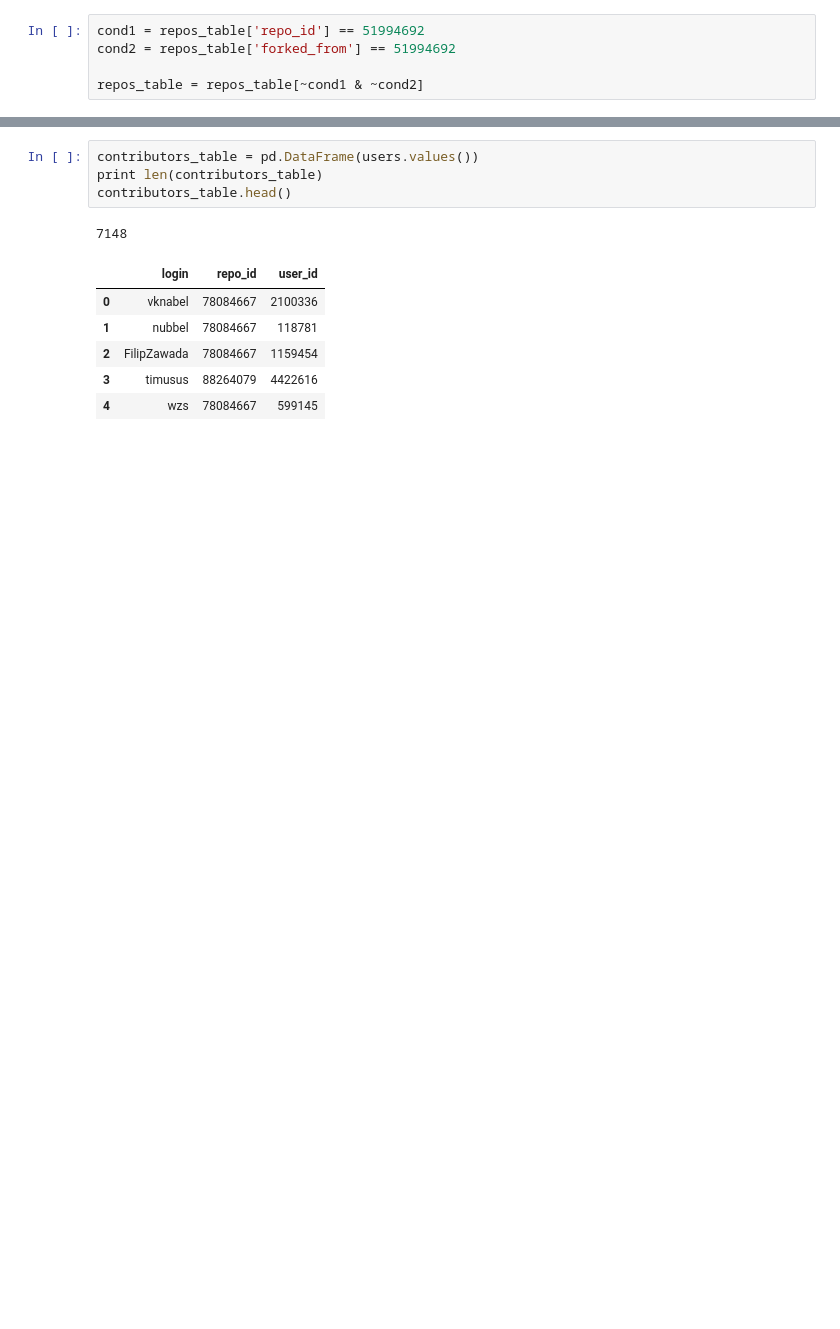
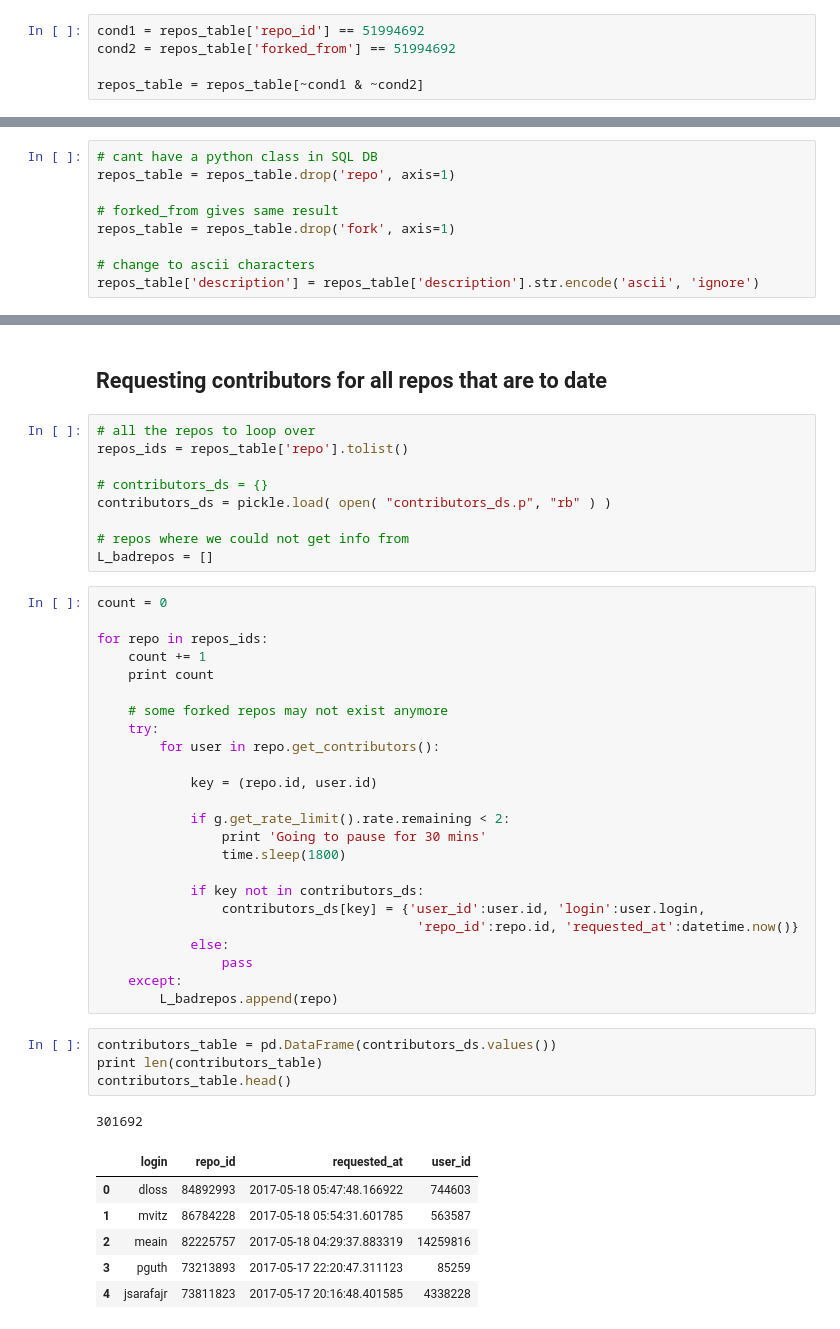
Before and after one commit to nicholas-alonzo/GitHub-Repo-Analysis, a Jupyter notebook: SamplingProcess.ipynb, the cells around one changed output, grey strips where cells are left out. Drawn from its saved outputs; the diff is of its cells as text; blank space fills up the shorter version.

```diff
--- a/SamplingProcess.ipynb
+++ b/SamplingProcess.ipynb
@@ -446,0 +443,9 @@ for repo in repos.keys():
+# %%
+# cant have a python class in SQL DB
+repos_table = repos_table.drop('repo', axis=1)
+
+# forked_from gives same result
+repos_table = repos_table.drop('fork', axis=1)
+
+# change to ascii characters
+repos_table['description'] = repos_table['description'].str.encode('ascii', 'ignore')
@@ -447,12 +473,47 @@ for repo in repos.keys():
+# %% [markdown]
+## Requesting contributors for all repos that are to date
+# %%
+# all the repos to loop over
+repos_ids = repos_table['repo'].tolist()
+
+# contributors_ds = {}
+contributors_ds = pickle.load( open( "contributors_ds.p", "rb" ) )
+
+# repos where we could not get info from
+L_badrepos = []
+# %%
+count = 0
+
+for repo in repos_ids:
+    count += 1
+    print count
+
+    # some forked repos may not exist anymore
+    try:
+        for user in repo.get_contributors():
+
+            key = (repo.id, user.id)
+
+            if g.get_rate_limit().rate.remaining < 2:
+                print 'Going to pause for 30 mins'
+                time.sleep(1800)
+
+            if key not in contributors_ds:
+                contributors_ds[key] = {'user_id':user.id, 'login':user.login,
+                                         'repo_id':repo.id, 'requested_at':datetime.now()}
+            else:
+                pass
+    except:
+        L_badrepos.append(repo)
 # %%
-contributors_table = pd.DataFrame(users.values())
+contributors_table = pd.DataFrame(contributors_ds.values())
 print len(contributors_table)
 contributors_table.head()
 # %% [output]
-7148
+301692
-|  | login | repo_id | user_id |
-| 0 | vknabel | 78084667 | 2100336 |
-| 1 | nubbel | 78084667 | 118781 |
-| 2 | FilipZawada | 78084667 | 1159454 |
-| 3 | timusus | 88264079 | 4422616 |
-| 4 | wzs | 78084667 | 599145 |
+|  | login | repo_id | requested_at | user_id |
+| 0 | dloss | 84892993 | 2017-05-18 05:47:48.166922 | 744603 |
+| 1 | mvitz | 86784228 | 2017-05-18 05:54:31.601785 | 563587 |
+| 2 | meain | 82225757 | 2017-05-18 04:29:37.883319 | 14259816 |
+| 3 | pguth | 73213893 | 2017-05-17 22:20:47.311123 | 85259 |
+| 4 | jsarafajr | 73811823 | 2017-05-17 20:16:48.401585 | 4338228 |
```
Also changed, not shown: parts of 34 cells of this notebook.
